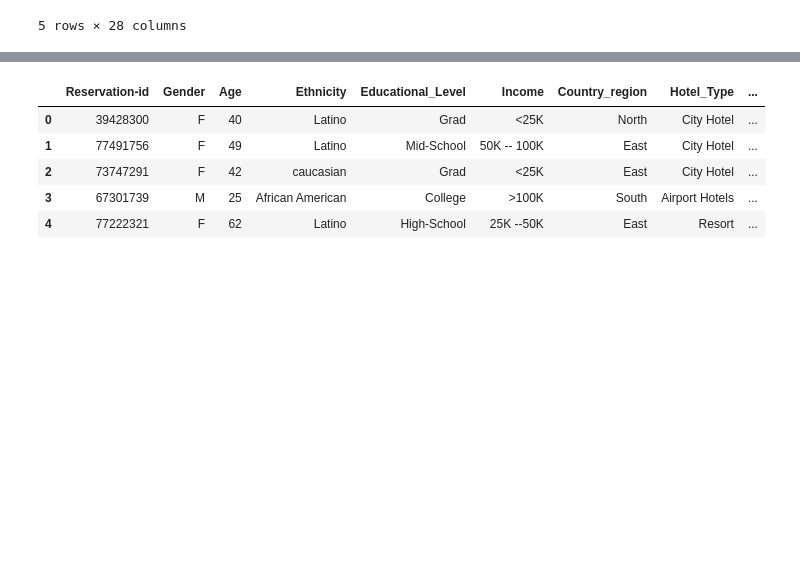
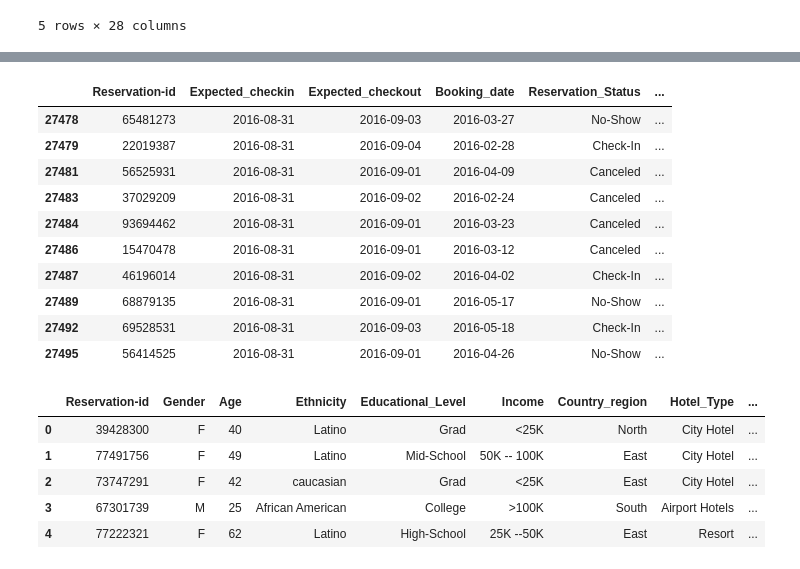
Before and after one commit to BoTZ-TND/datastorm-2021, a Jupyter notebook: src/models/Cat-Boost/featurize.ipynb, the cells around one changed output, grey strips where cells are left out. Saved outputs shown, nothing was run; the diff lists cells and outputs as text; code cells hidden in the pictures; blank space fills up the shorter version.

```diff
--- a/src/models/Cat-Boost/featurize.ipynb
+++ b/src/models/Cat-Boost/featurize.ipynb
@@ -103,3 +120,19 @@ nw2_df = booking_to_checkin(nw1_df)
+# %%
+fl1_df = nw2_df.loc[nw2_df.loc[:,'booking_to_checkin']>100, :]
+fl1_df.loc[:, ['Reservation-id','Expected_checkin',
+       'Expected_checkout', 'Booking_date','Reservation_Status','booking_to_checkin']].(10)
+# %% [output]
+|  | Reservation-id | Expected_checkin | Expected_checkout | Booking_date | Reservation_Status | ... |
+| 27478 | 65481273 | 2016-08-31 | 2016-09-03 | 2016-03-27 | No-Show | ... |
+| 27479 | 22019387 | 2016-08-31 | 2016-09-04 | 2016-02-28 | Check-In | ... |
+| 27481 | 56525931 | 2016-08-31 | 2016-09-01 | 2016-04-09 | Canceled | ... |
+| 27483 | 37029209 | 2016-08-31 | 2016-09-02 | 2016-02-24 | Canceled | ... |
+| 27484 | 93694462 | 2016-08-31 | 2016-09-01 | 2016-03-23 | Canceled | ... |
+| 27486 | 15470478 | 2016-08-31 | 2016-09-01 | 2016-03-12 | Canceled | ... |
+| 27487 | 46196014 | 2016-08-31 | 2016-09-02 | 2016-04-02 | Check-In | ... |
+| 27489 | 68879135 | 2016-08-31 | 2016-09-01 | 2016-05-17 | No-Show | ... |
+| 27492 | 69528531 | 2016-08-31 | 2016-09-03 | 2016-05-18 | Check-In | ... |
+| 27495 | 56414525 | 2016-08-31 | 2016-09-01 | 2016-04-26 | No-Show | ... |
 # %%
 nw2_df.head()
 # %% [output]
```
Also changed, not shown: parts of 3 cells of this notebook, 7 other files.
